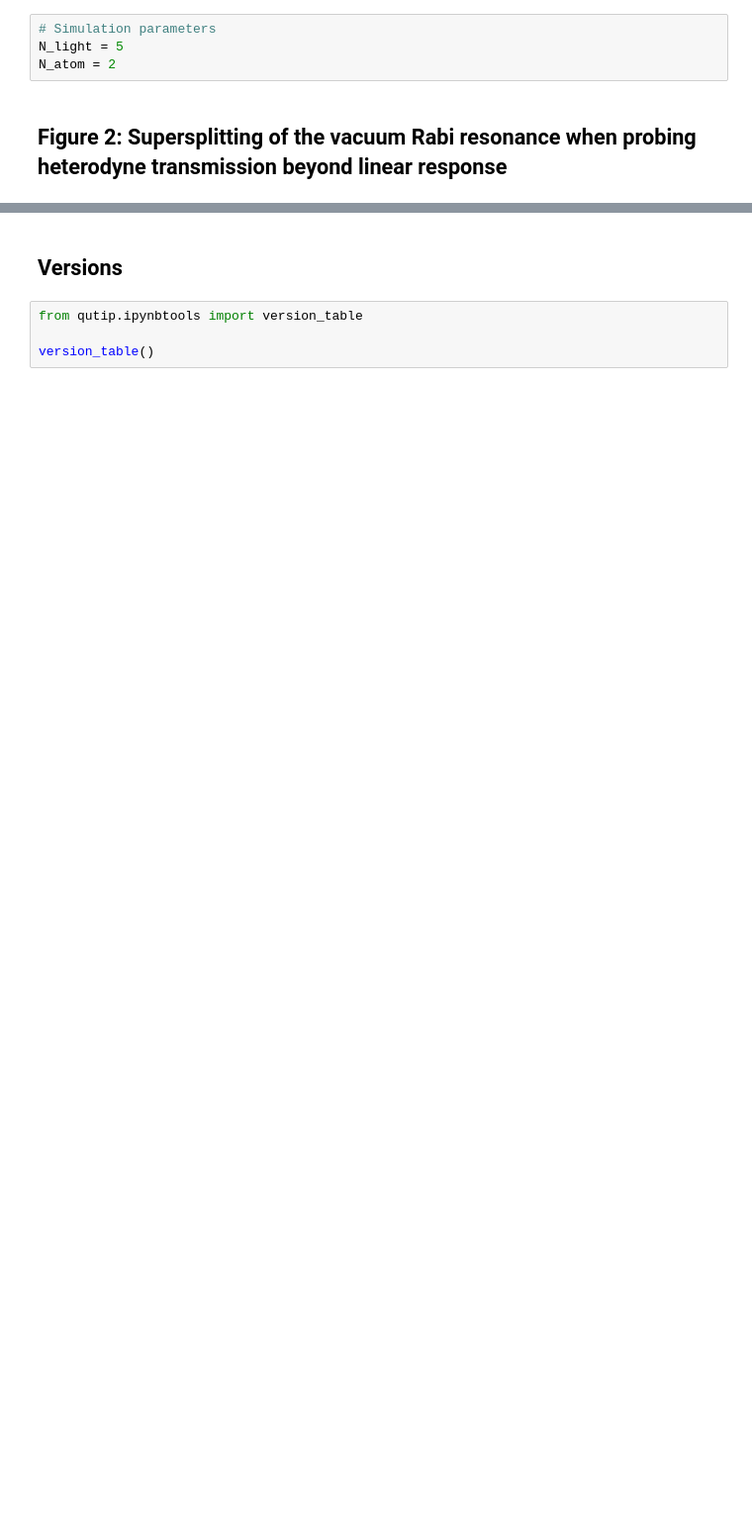
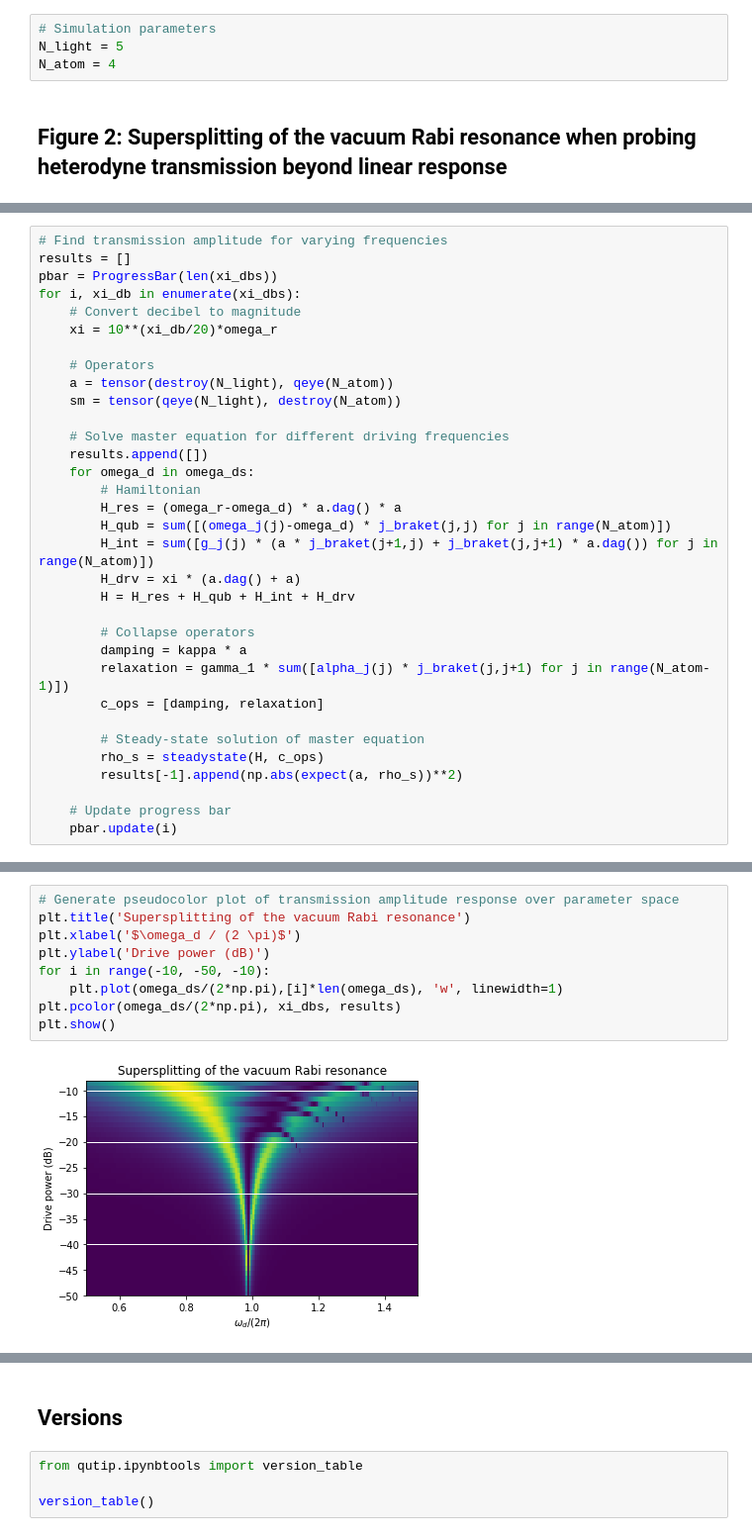
Before and after one commit to akashlevy/NonlinearRabi, a Jupyter notebook: NonlinearRabi.ipynb, the cells around one changed output, grey strips where cells are left out. Shown at 99% size. Drawn from its saved outputs; the diff is of its cells as text; blank space fills up the shorter version.

```diff
--- a/NonlinearRabi.ipynb
+++ b/NonlinearRabi.ipynb
@@ -55,6 +58,6 @@ def j_braket(j1,j2):
 # %%
 # Simulation parameters
 N_light = 5
-N_atom = 2
+N_atom = 4
 # %% [markdown]
 ## Figure 2: Supersplitting of the vacuum Rabi resonance when probing heterodyne transmission beyond linear response
@@ -60,0 +68,33 @@ N_atom = 2
+# %%
+# Find transmission amplitude for varying frequencies
+results = []
+pbar = ProgressBar(len(xi_dbs))
+for i, xi_db in enumerate(xi_dbs):
+    # Convert decibel to magnitude
+    xi = 10**(xi_db/20)*omega_r
+
+    # Operators
+    a = tensor(destroy(N_light), qeye(N_atom))
+    sm = tensor(qeye(N_light), destroy(N_atom))
+
+    # Solve master equation for different driving frequencies
+    results.append([])
+    for omega_d in omega_ds:
+        # Hamiltonian
+        H_res = (omega_r-omega_d) * a.dag() * a
+        H_qub = sum([(omega_j(j)-omega_d) * j_braket(j,j) for j in range(N_atom)])
+        H_int = sum([g_j(j) * (a * j_braket(j+1,j) + j_braket(j,j+1) * a.dag()) for j in range(N_atom)])
+        H_drv = xi * (a.dag() + a)
+        H = H_res + H_qub + H_int + H_drv
+
+        # Collapse operators
+        damping = kappa * a
+        relaxation = gamma_1 * sum([alpha_j(j) * j_braket(j,j+1) for j in range(N_atom-1)])
+        c_ops = [damping, relaxation]
+
+        # Steady-state solution of master equation
+        rho_s = steadystate(H, c_ops)
+        results[-1].append(np.abs(expect(a, rho_s))**2)
+
+    # Update progress bar
+    pbar.update(i)
@@ -60,0 +111,11 @@ N_atom = 2
+# %%
+# Generate pseudocolor plot of transmission amplitude response over parameter space
+plt.title('Supersplitting of the vacuum Rabi resonance')
+plt.xlabel('$\omega_d / (2 \pi)$')
+plt.ylabel('Drive power (dB)')
+for i in range(-10, -50, -10):
+    plt.plot(omega_ds/(2*np.pi),[i]*len(omega_ds), 'w', linewidth=1)
+plt.pcolor(omega_ds/(2*np.pi), xi_dbs, results)
+plt.show()
+# %% [output]
+[figure, added]
```
Also changed, not shown: parts of 14 cells of this notebook.
